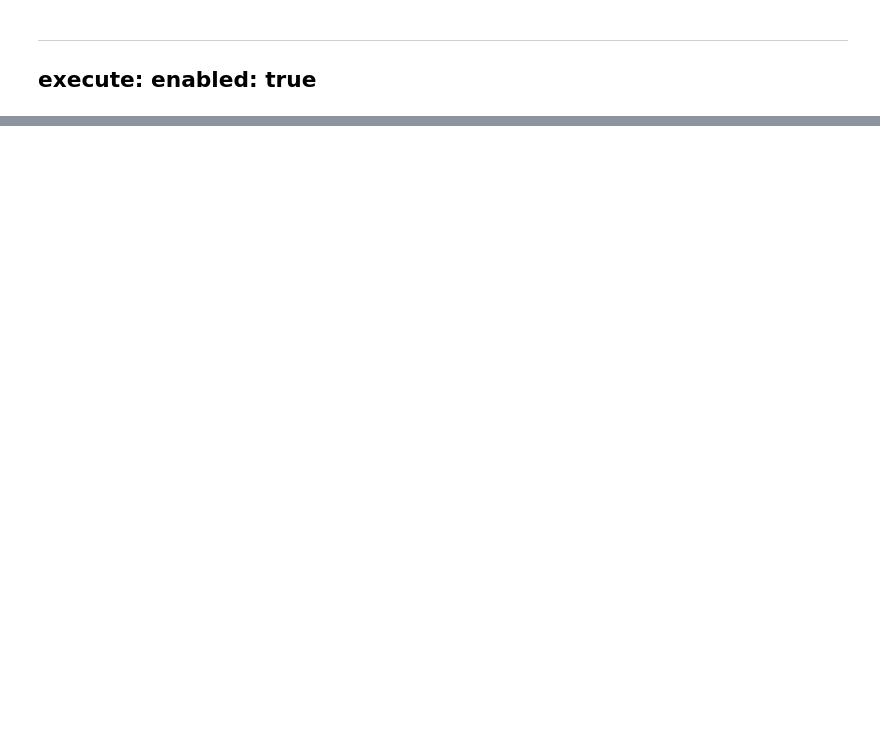
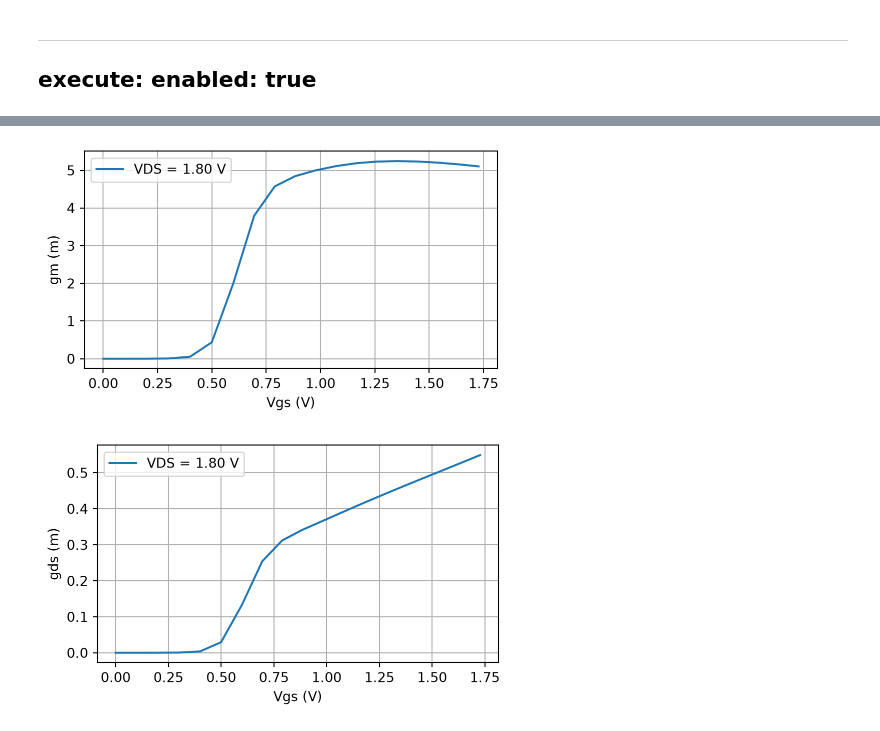
Before and after one commit to acc-designs/acc-designs.github.io, a Jupyter notebook: data/nmos_plots.ipynb, the cells around one changed output, grey strips where cells are left out. Cells and saved outputs as stored; diff of their text form; code cells hidden in the pictures; blank space fills up the shorter version.

```diff
--- a/data/nmos_plots.ipynb
+++ b/data/nmos_plots.ipynb
@@ -187,3 +187,83 @@ plt.tight_layout()
 plt.show()
 # %% [output]
 [figure]
+# %%
+#| label: fig-shortch
+#| fig-cap: Variation of small-signal parameters versus $V_{GS}$ for short-channel NMOS where $W=10 \mu m$ and $L=0.15 \mu m$.
+#| fig-subcap:
+#|   - $g_m$ versus $V_{GS}$
+#|   - $g_{ds}$ versus $V_{GS}$
+#|   - $g_m/g_{ds}$ versus $V_{GS}$
+#|   - $g_{ds}$ versus $I_d$
+#| layout-ncol: 2
+
+raw = RawRead("./ngspice/NMOS_sc.raw", dialect="ngspice")
+
+par_names = raw.get_trace_names()
+
+par_prefix = par_names[1].split('[')[0]
+
+short_names = {}
+for name in par_names:
+    short_name = name.split('[', 1)[1].split(']', 1)[0] if '[' in name and ']' in name else name
+    short_names[short_name] = name
+
+var1 = raw.get_trace(short_names["gm"]).get_wave()
+var2 = raw.get_trace(short_names["vgs"]).get_wave()
+var3 = raw.get_trace(short_names["vds"]).get_wave()
+var4 = raw.get_trace(short_names["gds"]).get_wave()
+var5 = raw.get_trace(short_names["id"]).get_wave()
+sweep = raw.get_trace(short_names["v(v-sweep)"]).get_wave()
+
+v_sweep = np.array(list(dict.fromkeys(sweep)))
+
+var1 = np.reshape(var1, (len(v_sweep), -1), order='F')
+var2 = np.reshape(var2, (len(v_sweep), -1), order='F')
+var3 = np.reshape(var3, (len(v_sweep), -1), order='F')
+var4 = np.reshape(var4, (len(v_sweep), -1), order='F')
+var5 = np.reshape(var5, (len(v_sweep), -1), order='F')
+
+vds = var3.T[0, :]
+
+#target curve
+target_vds = 1.8
+idx = np.argmin(np.abs(vds - target_vds))
+
+plt.figure(figsize=(5, 3))
+plt.plot(var2.T[:, idx], var1.T[:, idx] * 1000)
+plt.legend([f"VDS = {vds[idx]:.2f} V"])
+plt.xlabel("Vgs (V)")
+plt.ylabel("gm (m)")
+plt.grid(True)
+plt.tight_layout()
+plt.show()
+
+plt.figure(figsize=(5, 3))
+plt.plot(var2.T[:, idx], var4.T[:, idx] * 1000)
+plt.legend([f"VDS = {vds[idx]:.2f} V"])
+plt.xlabel("Vgs (V)")
+plt.ylabel("gds (m)")
+plt.grid(True)
+plt.tight_layout()
+plt.show()
+
+plt.figure(figsize=(5, 3))
+plt.plot(var2.T[:, idx], var1.T[:, idx]/var4.T[:, idx])
+plt.legend([f"VDS = {vds[idx]:.2f} V"])
+plt.xlabel("Vgs (V)")
+plt.ylabel("gm/gds")
+plt.grid(True)
+plt.tight_layout()
+plt.show()
+
+plt.figure(figsize=(5, 3))
+plt.plot(var5.T[:, idx]*1000, var4.T[:, idx]*1000)
+plt.legend([f"VDS = {vds[idx]:.2f} V"])
+plt.xlabel("Id (mA))")
+plt.ylabel("gds (m)")
+plt.grid(True)
+plt.tight_layout()
+plt.show()
+# %% [output]
+[figure, added]
+[figure, added]
```
Also changed, not shown: parts of 3 cells of this notebook, 3 other files.
